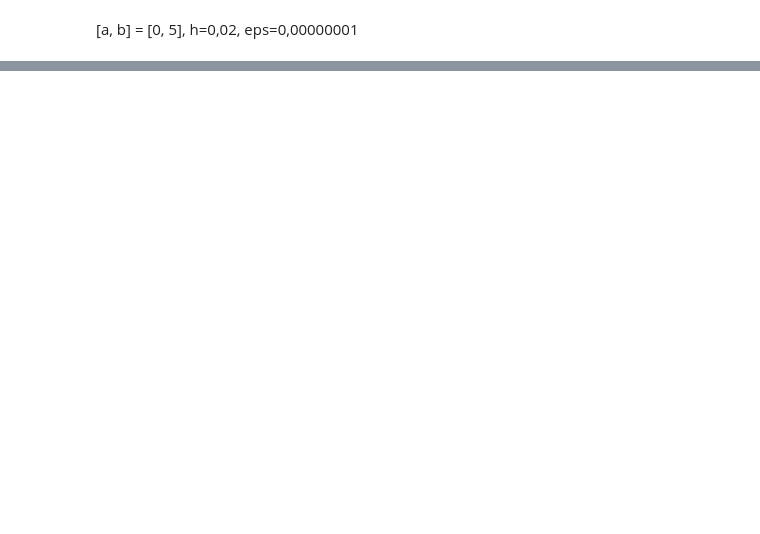
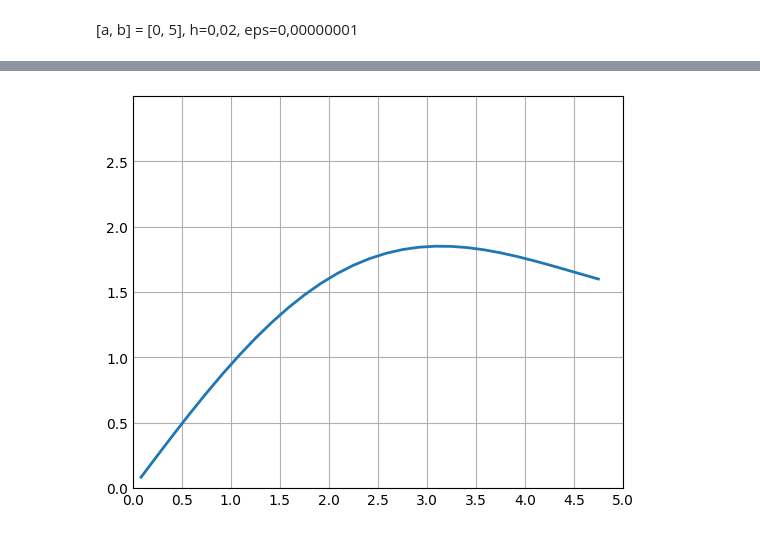
Before and after one commit to BKamol/NumericalMethods, a Jupyter notebook: Lab1.ipynb, the cells around one changed output, grey strips where cells are left out. Cells and saved outputs as stored; diff of their text form; code cells hidden in the pictures; blank space fills up the shorter version.

```diff
--- a/Lab1.ipynb
+++ b/Lab1.ipynb
@@ -38,0 +215,15 @@ while (a <= 0.02):
+# %%
+#Полином Лагранжа в Чебышевских узлах
+
+ksis, ys, ys1 = [], [], []
+print("x,L(x),Error(x)")
+for i in range(1, len(nodes)):
+    ksi = (nodes[i] + nodes[i-1]) / 2
+    y = Lagrange_polynomial(ksi, nodes=Cheb_nodes)
+    y1 = Error(ksi, nodes=Cheb_nodes)
+    #print(f"Lp({round(ksi, 3)}) = {round(y, 3)}", end = "     |    ")
+    #print(f"Error({round(ksi, 3)}) = {y1}")
+    print(f"{round(ksi, 3)},{y},{y1}")
+    ksis.append(ksi)
+    ys.append(y)
+    ys1.append(y1)
@@ -38,0 +248,23 @@ while (a <= 0.02):
+# %%
+import matplotlib.pyplot as plt
+import numpy as np
+
+plt.style.use('_mpl-gallery')
+
+# make data
+x = ksis
+y = ys
+
+# plot
+plt.rcParams["figure.figsize"] = (5,4)
+fig, ax = plt.subplots()
+
+
+ax.plot(x, y, linewidth=2.0)
+
+ax.set(xlim=(0, 5), xticks=np.arange(0, 5.5, 0.5),
+       ylim=(0, 3), yticks=np.arange(0, 3, 0.5))
+
+plt.show()
+# %% [output]
+[figure, added]
```
Also changed, not shown: parts of 27 cells of this notebook, 2 other files.
